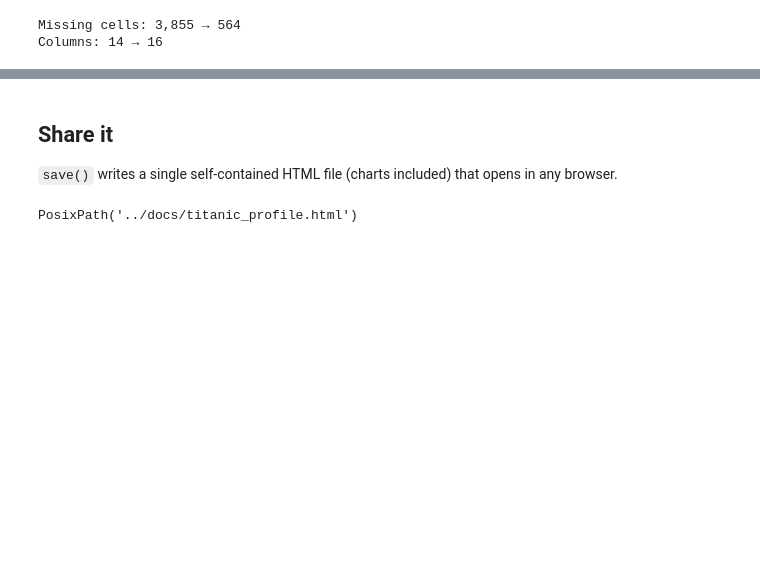
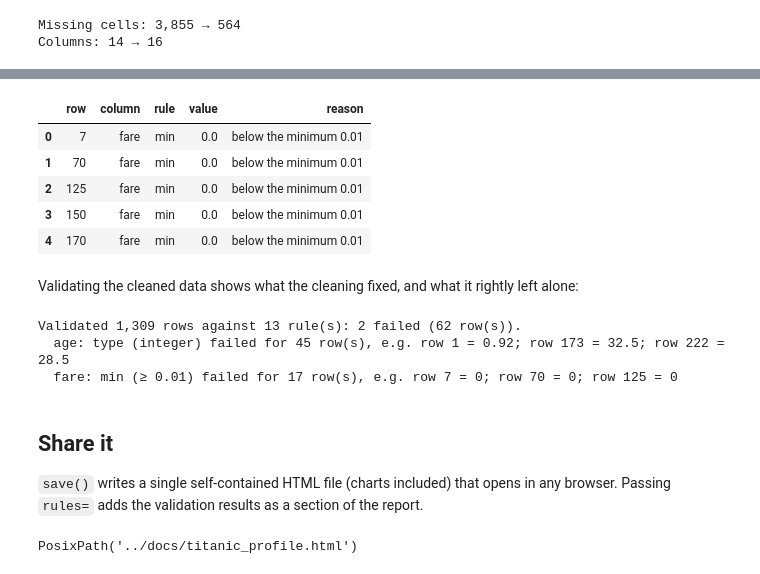
Before and after one commit to Dito-84/dstoolkit, a Jupyter notebook: notebooks/Profile_Titanic.ipynb, the cells around one changed output, grey strips where cells are left out. Drawn from its saved outputs; the diff is of its cells as text; code cells hidden in the pictures; blank space fills up the shorter version.

```diff
--- a/notebooks/Profile_Titanic.ipynb
+++ b/notebooks/Profile_Titanic.ipynb
@@ -99,0 +104,11 @@ Columns: 14 → 16
+# %%
+rules = {
+    "name": {"required": True, "type": "text"},
+    "pclass": {"allowed": [1, 2, 3]},
+    "survived": {"allowed": [0, 1]},
+    "sex": {"allowed": ["male", "female"]},
+    "age": {"required": True, "type": "integer", "min": 0, "max": 100},
+    "fare": {"required": True, "min": 0.01},
+    "embarked": {"required": True, "allowed": ["S", "C", "Q"]},
+}
+check = dst.validate(raw, rules)
@@ -100,5 +130,22 @@ Columns: 14 → 16
+# %%
+check.failures(rule="min").head()
+# %% [output]
+|  | row | column | rule | value | reason |
+| 0 | 7 | fare | min | 0.0 | below the minimum 0.01 |
+| 1 | 70 | fare | min | 0.0 | below the minimum 0.01 |
+| 2 | 125 | fare | min | 0.0 | below the minimum 0.01 |
+| 3 | 150 | fare | min | 0.0 | below the minimum 0.01 |
+| 4 | 170 | fare | min | 0.0 | below the minimum 0.01 |
+# %% [markdown]
+Validating the cleaned data shows what the cleaning fixed, and what it rightly left alone:
+# %%
+after_check = dst.validate(df, rules)
+# %% [output]
+Validated 1,309 rows against 13 rule(s): 2 failed (62 row(s)).
+  age: type (integer) failed for 45 row(s), e.g. row 1 = 0.92; row 173 = 32.5; row 222 = 28.5
+  fare: min (≥ 0.01) failed for 17 row(s), e.g. row 7 = 0; row 70 = 0; row 125 = 0
 # %% [markdown]
 ## Share it
 
-`save()` writes a single self-contained HTML file (charts included) that opens in any browser.
+`save()` writes a single self-contained HTML file (charts included) that opens in any browser. Passing `rules=` adds the validation results as a section of the report.
 # %%
```
Also changed, not shown: parts of 5 cells of this notebook, 8 other files.
